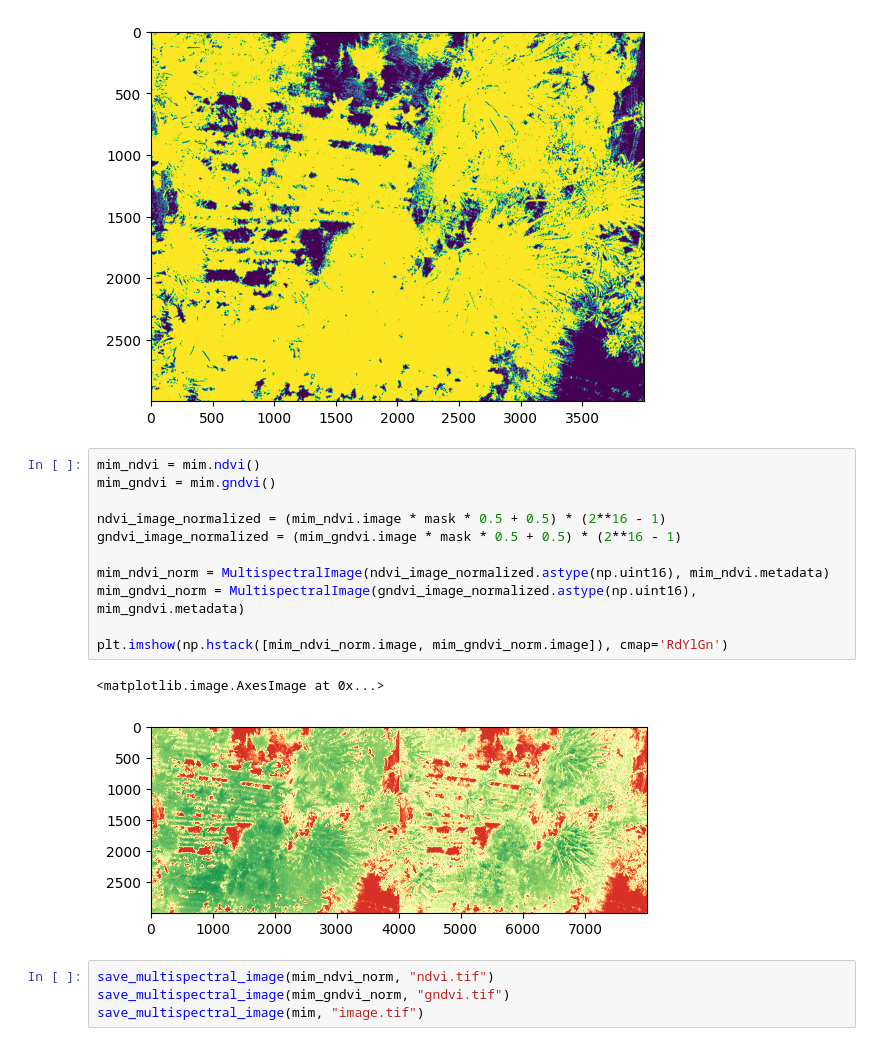
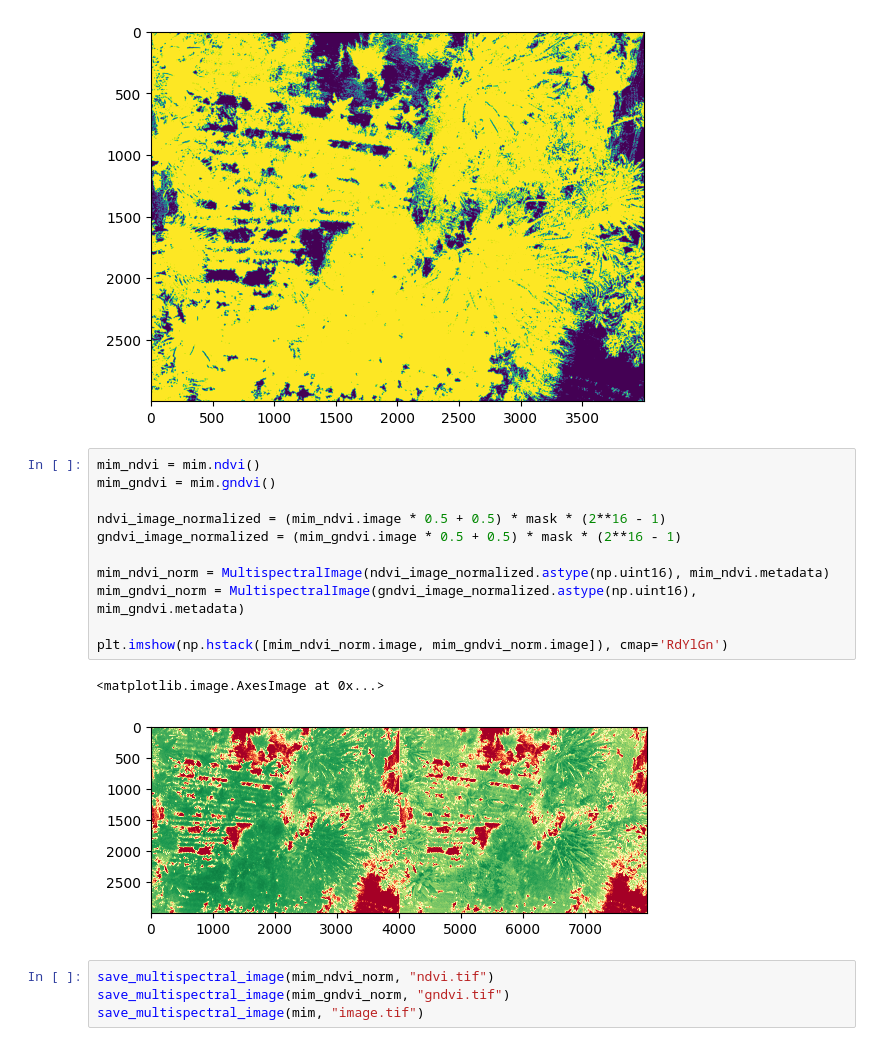
Before and after one commit to rs2lab/survey3-water-stress-detection, a Jupyter notebook: water_stress_detection.ipynb, the cells around one changed output. Cells and saved outputs as stored; diff of their text form.

Commit message:
fix: only apply the mask after the normalization

```diff
--- a/water_stress_detection.ipynb
+++ b/water_stress_detection.ipynb
@@ -113,17 +113,17 @@ plt.imshow(mask)
 # %%
 mim_ndvi = mim.ndvi()
 mim_gndvi = mim.gndvi()
 
-ndvi_image_normalized = (mim_ndvi.image * mask * 0.5 + 0.5) * (2**16 - 1)
-gndvi_image_normalized = (mim_gndvi.image * mask * 0.5 + 0.5) * (2**16 - 1)
+ndvi_image_normalized = (mim_ndvi.image * 0.5 + 0.5) * mask * (2**16 - 1)
+gndvi_image_normalized = (mim_gndvi.image * 0.5 + 0.5) * mask * (2**16 - 1)
 
 mim_ndvi_norm = MultispectralImage(ndvi_image_normalized.astype(np.uint16), mim_ndvi.metadata)
 mim_gndvi_norm = MultispectralImage(gndvi_image_normalized.astype(np.uint16), mim_gndvi.metadata)
 
 plt.imshow(np.hstack([mim_ndvi_norm.image, mim_gndvi_norm.image]), cmap='RdYlGn')
 # %% [output]
 <matplotlib.image.AxesImage at 0x...>
-[figure, old version]
+[figure, new version]
 # %%
 save_multispectral_image(mim_ndvi_norm, "ndvi.tif")
 save_multispectral_image(mim_gndvi_norm, "gndvi.tif")
```
